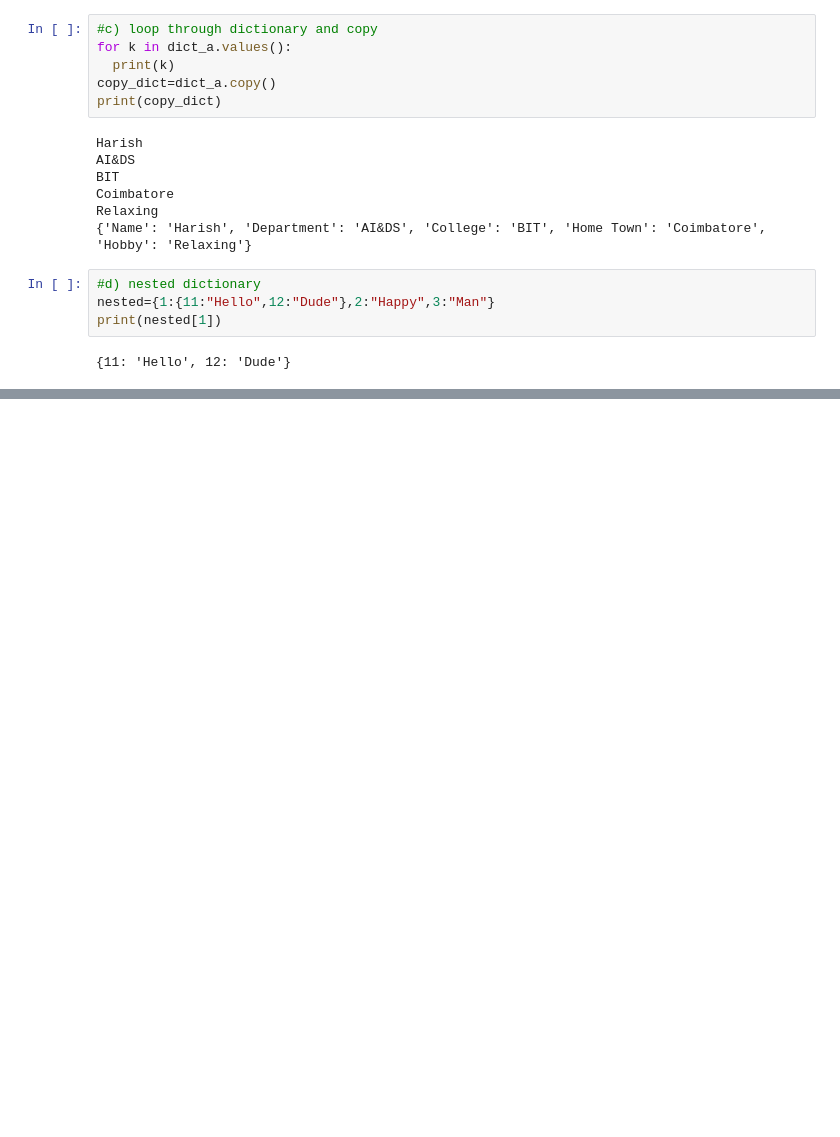
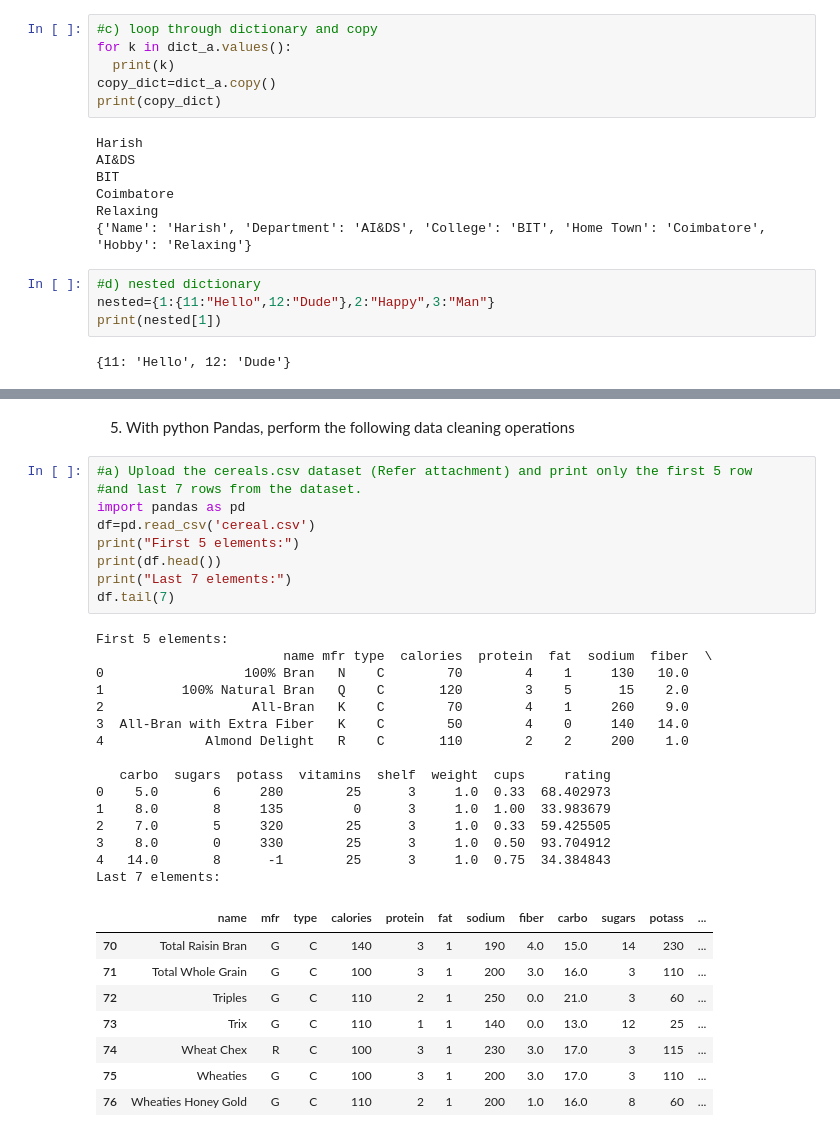
Before and after one commit to Shraghav/GIT, a Jupyter notebook: Assesement1.ipynb, the cells around one changed output, grey strips where cells are left out. Drawn from its saved outputs; the diff is of its cells as text; blank space fills up the shorter version.

```diff
--- a/Assesement1.ipynb
+++ b/Assesement1.ipynb
@@ -98,0 +171,35 @@ print(nested[1])
+# %% [markdown]
+5) With python Pandas, perform the following data cleaning operations
+# %%
+#a) Upload the cereals.csv dataset (Refer attachment) and print only the first 5 row
+#and last 7 rows from the dataset.
+import pandas as pd
+df=pd.read_csv('cereal.csv')
+print("First 5 elements:")
+print(df.head())
+print("Last 7 elements:")
+df.tail(7)
+# %% [output]
+First 5 elements:
+                        name mfr type  calories  protein  fat  sodium  fiber  \
+0                  100% Bran   N    C        70        4    1     130   10.0
+1          100% Natural Bran   Q    C       120        3    5      15    2.0
+2                   All-Bran   K    C        70        4    1     260    9.0
+3  All-Bran with Extra Fiber   K    C        50        4    0     140   14.0
+4             Almond Delight   R    C       110        2    2     200    1.0
+
+   carbo  sugars  potass  vitamins  shelf  weight  cups     rating
+0    5.0       6     280        25      3     1.0  0.33  68.402973
+1    8.0       8     135         0      3     1.0  1.00  33.983679
+2    7.0       5     320        25      3     1.0  0.33  59.425505
+3    8.0       0     330        25      3     1.0  0.50  93.704912
+4   14.0       8      -1        25      3     1.0  0.75  34.384843
+Last 7 elements:
+|  | name | mfr | type | calories | protein | fat | sodium | fiber | carbo | sugars | potass | ... |
+| 70 | Total Raisin Bran | G | C | 140 | 3 | 1 | 190 | 4.0 | 15.0 | 14 | 230 | ... |
+| 71 | Total Whole Grain | G | C | 100 | 3 | 1 | 200 | 3.0 | 16.0 | 3 | 110 | ... |
+| 72 | Triples | G | C | 110 | 2 | 1 | 250 | 0.0 | 21.0 | 3 | 60 | ... |
+| 73 | Trix | G | C | 110 | 1 | 1 | 140 | 0.0 | 13.0 | 12 | 25 | ... |
+| 74 | Wheat Chex | R | C | 100 | 3 | 1 | 230 | 3.0 | 17.0 | 3 | 115 | ... |
+| 75 | Wheaties | G | C | 100 | 3 | 1 | 200 | 3.0 | 17.0 | 3 | 110 | ... |
+| 76 | Wheaties Honey Gold | G | C | 110 | 2 | 1 | 200 | 1.0 | 16.0 | 8 | 60 | ... |
```
Also changed, not shown: parts of 12 cells of this notebook.
